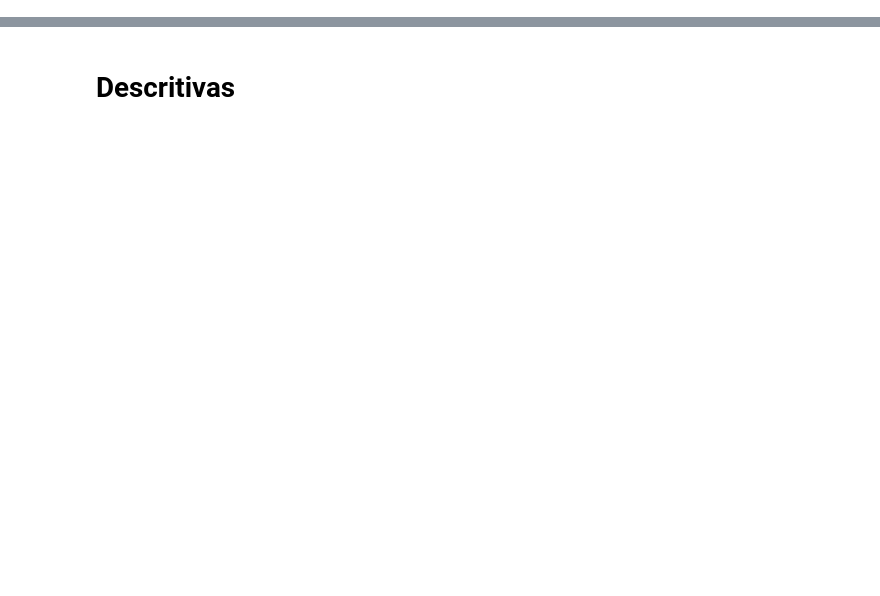
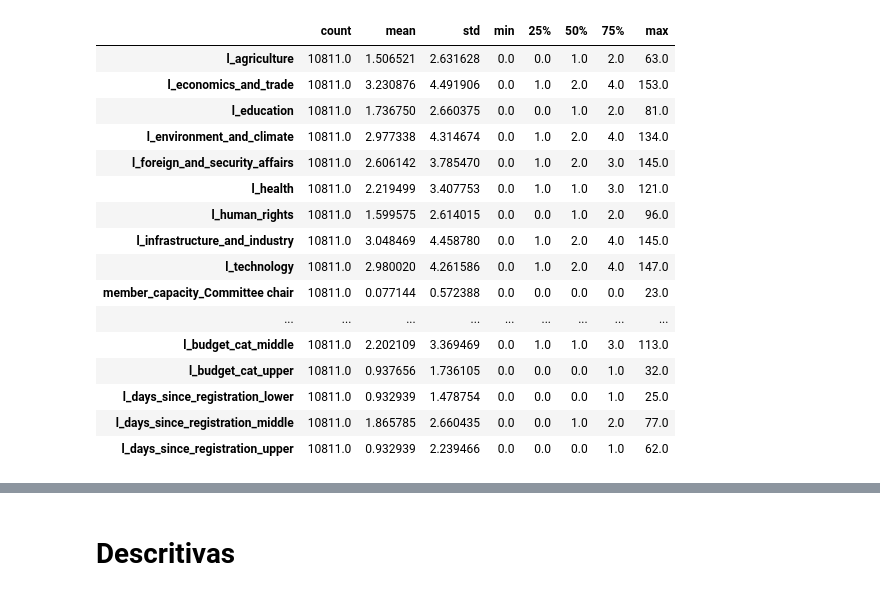
Before and after one commit to AcacioTelechi/thesis-lobbying-effects, a Jupyter notebook: 3.4_panel_data_w_topics.ipynb, the cells around one changed output, grey strips where cells are left out. Saved outputs shown, nothing was run; the diff lists cells and outputs as text; code cells hidden in the pictures; blank space fills up the shorter version.

```diff
--- a/3.4_panel_data_w_topics.ipynb
+++ b/3.4_panel_data_w_topics.ipynb
@@ -14,0 +63,20 @@ df_questions = pd.read_csv("./data/gold/panel_data_questions_Ym_v020703.csv")
+# %%
+df_meetings.describe().T
+# %% [output]
+|  | count | mean | std | min | 25% | 50% | 75% | max |
+| l_agriculture | 10811.0 | 1.506521 | 2.631628 | 0.0 | 0.0 | 1.0 | 2.0 | 63.0 |
+| l_economics_and_trade | 10811.0 | 3.230876 | 4.491906 | 0.0 | 1.0 | 2.0 | 4.0 | 153.0 |
+| l_education | 10811.0 | 1.736750 | 2.660375 | 0.0 | 0.0 | 1.0 | 2.0 | 81.0 |
+| l_environment_and_climate | 10811.0 | 2.977338 | 4.314674 | 0.0 | 1.0 | 2.0 | 4.0 | 134.0 |
+| l_foreign_and_security_affairs | 10811.0 | 2.606142 | 3.785470 | 0.0 | 1.0 | 2.0 | 3.0 | 145.0 |
+| l_health | 10811.0 | 2.219499 | 3.407753 | 0.0 | 1.0 | 1.0 | 3.0 | 121.0 |
+| l_human_rights | 10811.0 | 1.599575 | 2.614015 | 0.0 | 0.0 | 1.0 | 2.0 | 96.0 |
+| l_infrastructure_and_industry | 10811.0 | 3.048469 | 4.458780 | 0.0 | 1.0 | 2.0 | 4.0 | 145.0 |
+| l_technology | 10811.0 | 2.980020 | 4.261586 | 0.0 | 1.0 | 2.0 | 4.0 | 147.0 |
+| member_capacity_Committee chair | 10811.0 | 0.077144 | 0.572388 | 0.0 | 0.0 | 0.0 | 0.0 | 23.0 |
+| ... | ... | ... | ... | ... | ... | ... | ... | ... |
+| l_budget_cat_middle | 10811.0 | 2.202109 | 3.369469 | 0.0 | 1.0 | 1.0 | 3.0 | 113.0 |
+| l_budget_cat_upper | 10811.0 | 0.937656 | 1.736105 | 0.0 | 0.0 | 0.0 | 1.0 | 32.0 |
+| l_days_since_registration_lower | 10811.0 | 0.932939 | 1.478754 | 0.0 | 0.0 | 0.0 | 1.0 | 25.0 |
+| l_days_since_registration_middle | 10811.0 | 1.865785 | 2.660435 | 0.0 | 0.0 | 1.0 | 2.0 | 77.0 |
+| l_days_since_registration_upper | 10811.0 | 0.932939 | 2.239466 | 0.0 | 0.0 | 0.0 | 1.0 | 62.0 |
```
Also changed, not shown: parts of 23 cells of this notebook.
